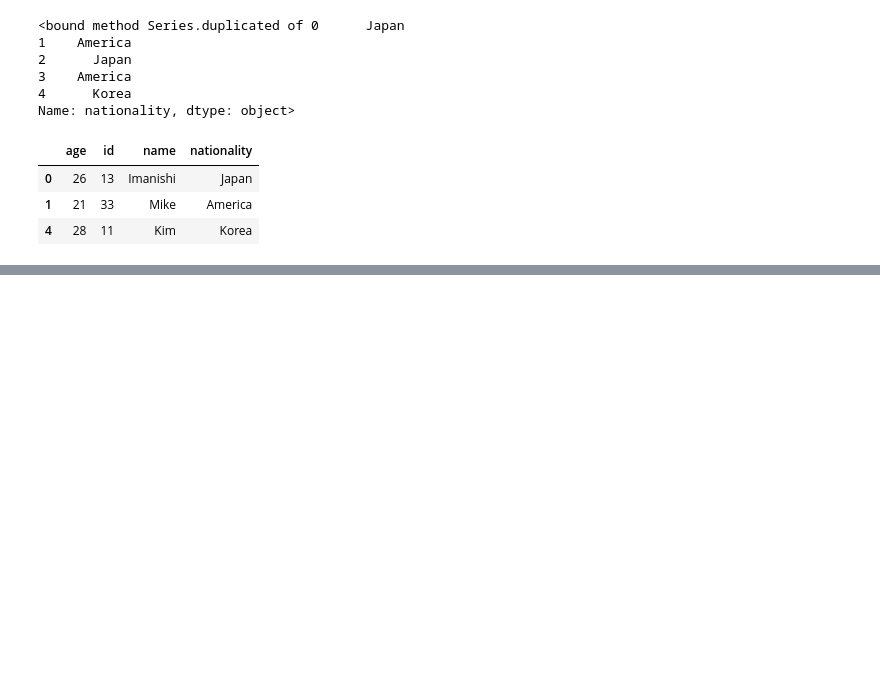
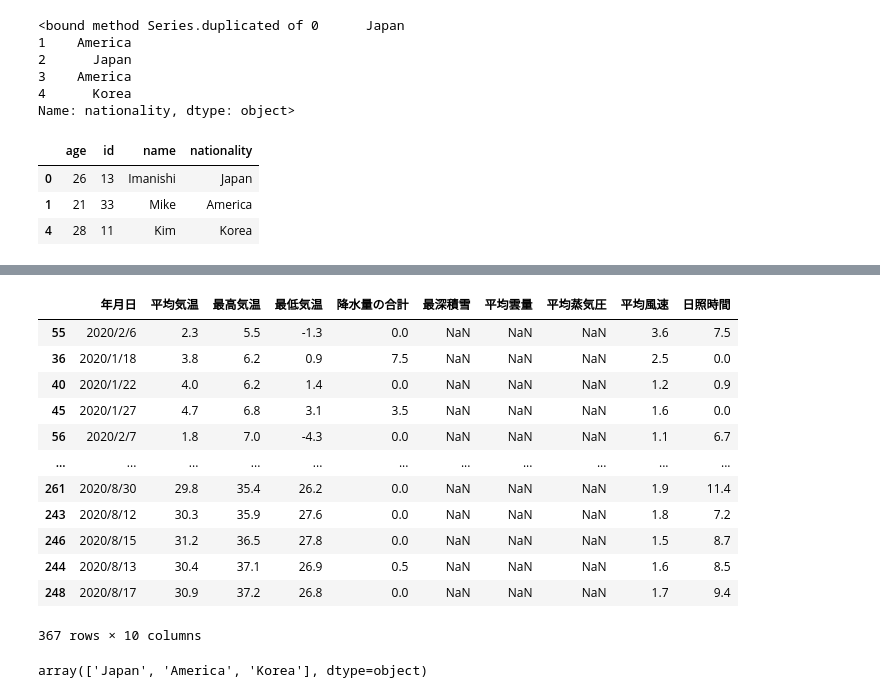
Before and after one commit to Charee-Villapong/for_practice, a Jupyter notebook: python20knock.ipynb, the cells around one changed output, grey strips where cells are left out. Cells and saved outputs as stored; diff of their text form; code cells hidden in the pictures; blank space fills up the shorter version.

```diff
--- a/python20knock.ipynb
+++ b/python20knock.ipynb
@@ -172,0 +199,20 @@ df_people.drop_duplicates(subset = "nationality")
+# %%
+df.sort_values("最高気温",ascending = "False")
+# %% [output]
+|  | 年月日 | 平均気温 | 最高気温 | 最低気温 | 降水量の合計 | 最深積雪 | 平均雲量 | 平均蒸気圧 | 平均風速 | 日照時間 |
+| 55 | 2020/2/6 | 2.3 | 5.5 | -1.3 | 0.0 | NaN | NaN | NaN | 3.6 | 7.5 |
+| 36 | 2020/1/18 | 3.8 | 6.2 | 0.9 | 7.5 | NaN | NaN | NaN | 2.5 | 0.0 |
+| 40 | 2020/1/22 | 4.0 | 6.2 | 1.4 | 0.0 | NaN | NaN | NaN | 1.2 | 0.9 |
+| 45 | 2020/1/27 | 4.7 | 6.8 | 3.1 | 3.5 | NaN | NaN | NaN | 1.6 | 0.0 |
+| 56 | 2020/2/7 | 1.8 | 7.0 | -4.3 | 0.0 | NaN | NaN | NaN | 1.1 | 6.7 |
+| ... | ... | ... | ... | ... | ... | ... | ... | ... | ... | ... |
+| 261 | 2020/8/30 | 29.8 | 35.4 | 26.2 | 0.0 | NaN | NaN | NaN | 1.9 | 11.4 |
+| 243 | 2020/8/12 | 30.3 | 35.9 | 27.6 | 0.0 | NaN | NaN | NaN | 1.8 | 7.2 |
+| 246 | 2020/8/15 | 31.2 | 36.5 | 27.8 | 0.0 | NaN | NaN | NaN | 1.5 | 8.7 |
+| 244 | 2020/8/13 | 30.4 | 37.1 | 26.9 | 0.5 | NaN | NaN | NaN | 1.6 | 8.5 |
+| 248 | 2020/8/17 | 30.9 | 37.2 | 26.8 | 0.0 | NaN | NaN | NaN | 1.7 | 9.4 |
+367 rows × 10 columns
+# %%
+df_people["nationality"].unique()
+# %% [output]
+array(['Japan', 'America', 'Korea'], dtype=object)
```
Also changed, not shown: parts of 21 cells of this notebook.
